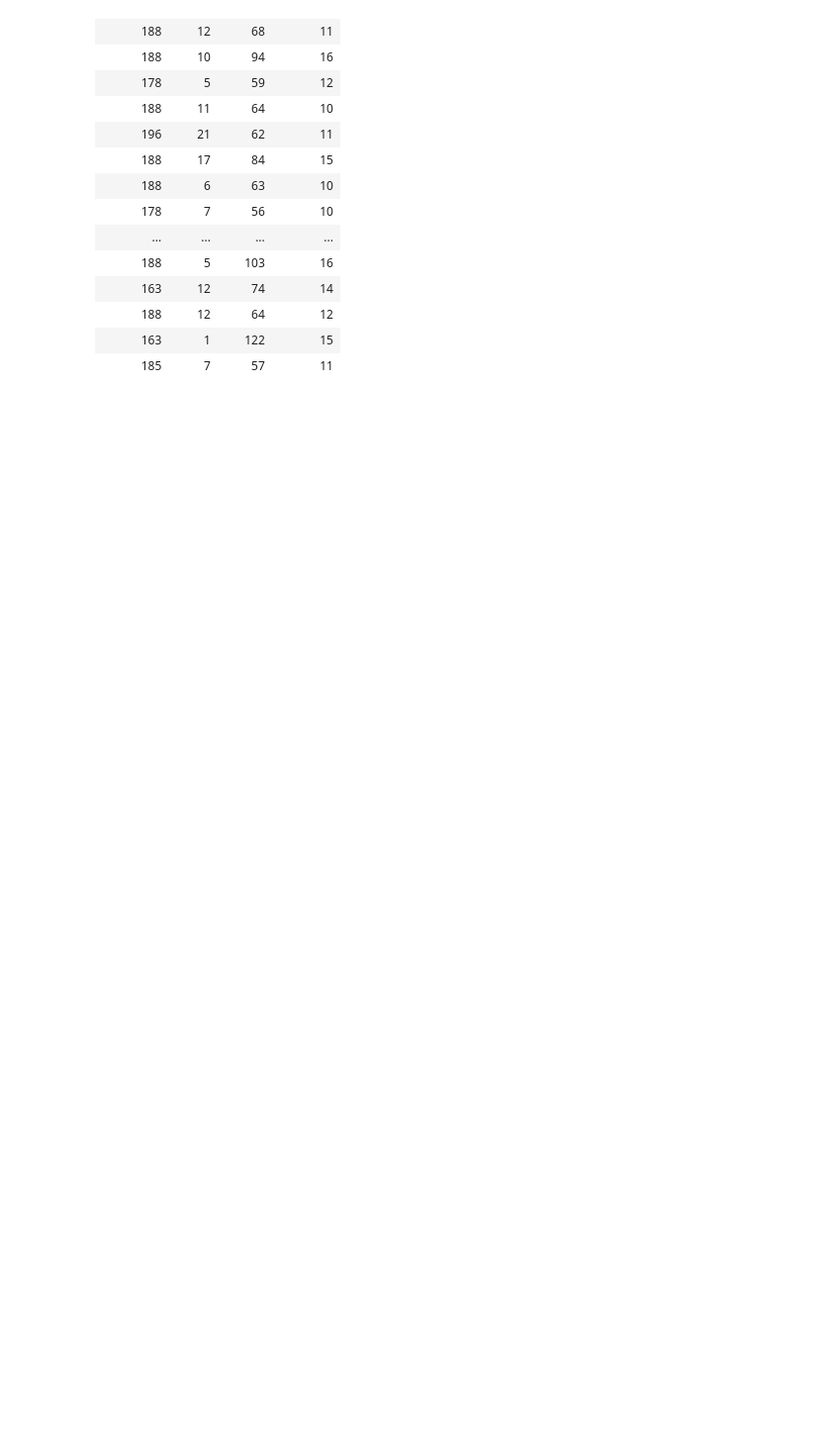
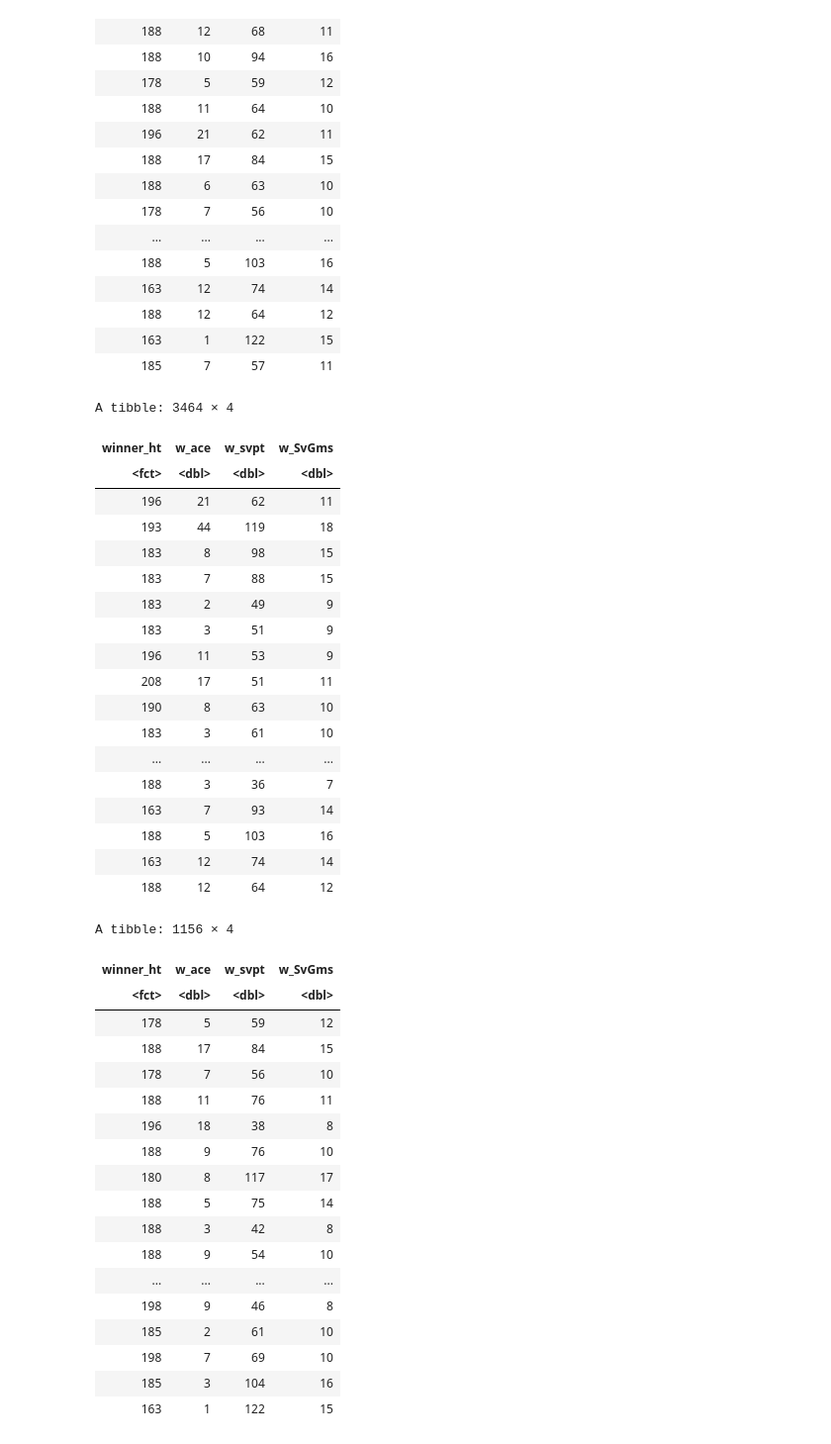
Before and after one commit to Tom0809/Group-Project, a Jupyter notebook: Group Project.ipynb, the cells around one changed output. Shown at 99% size. Cells and saved outputs as stored; diff of their text form; code cells hidden in the pictures; blank space fills up the shorter version.

```diff
--- a/Group Project.ipynb
+++ b/Group Project.ipynb
@@ -123,19 +123,60 @@ A tibble: 4620 × 4
 # %%
 tennis_split <- initial_split(tennis, prop = 0.75, strata = winner_ht)
 tennis_train <- training(tennis_split)
 tennis_test <- testing(tennis_split)
+tennis_train
+tennis_test
 
 tennis_recipe <- recipe(winner_ht ~ w_ace+w_svpt+w_SvGms, data = tennis_train) |>
   step_scale(all_predictors()) |>
   step_center(all_predictors())
 
 knn_spec <- nearest_neighbor(weight_func = "rectangular", neighbors = 3) |>
   set_engine("kknn") |>
   set_mode("classification")
 
 knn_fit <- workflow() |>
   add_recipe(tennis_recipe) |>
   add_model(knn_spec) |>
   fit(data = tennis_train)
+# %% [output]
+A tibble: 3464 × 4
+| winner_ht | w_ace | w_svpt | w_SvGms |
+| <fct> | <dbl> | <dbl> | <dbl> |
+| 196 | 21 | 62 | 11 |
+| 193 | 44 | 119 | 18 |
+| 183 | 8 | 98 | 15 |
+| 183 | 7 | 88 | 15 |
+| 183 | 2 | 49 | 9 |
+| 183 | 3 | 51 | 9 |
+| 196 | 11 | 53 | 9 |
+| 208 | 17 | 51 | 11 |
+| 190 | 8 | 63 | 10 |
+| 183 | 3 | 61 | 10 |
+| ... | ... | ... | ... |
+| 188 | 3 | 36 | 7 |
+| 163 | 7 | 93 | 14 |
+| 188 | 5 | 103 | 16 |
+| 163 | 12 | 74 | 14 |
+| 188 | 12 | 64 | 12 |
+A tibble: 1156 × 4
+| winner_ht | w_ace | w_svpt | w_SvGms |
+| <fct> | <dbl> | <dbl> | <dbl> |
+| 178 | 5 | 59 | 12 |
+| 188 | 17 | 84 | 15 |
+| 178 | 7 | 56 | 10 |
+| 188 | 11 | 76 | 11 |
+| 196 | 18 | 38 | 8 |
+| 188 | 9 | 76 | 10 |
+| 180 | 8 | 117 | 17 |
+| 188 | 5 | 75 | 14 |
+| 188 | 3 | 42 | 8 |
+| 188 | 9 | 54 | 10 |
+| ... | ... | ... | ... |
+| 198 | 9 | 46 | 8 |
+| 185 | 2 | 61 | 10 |
+| 198 | 7 | 69 | 10 |
+| 185 | 3 | 104 | 16 |
+| 163 | 1 | 122 | 15 |
 # %%
 summarize(tennis,
```
Also changed, not shown: parts of 3 cells of this notebook.
